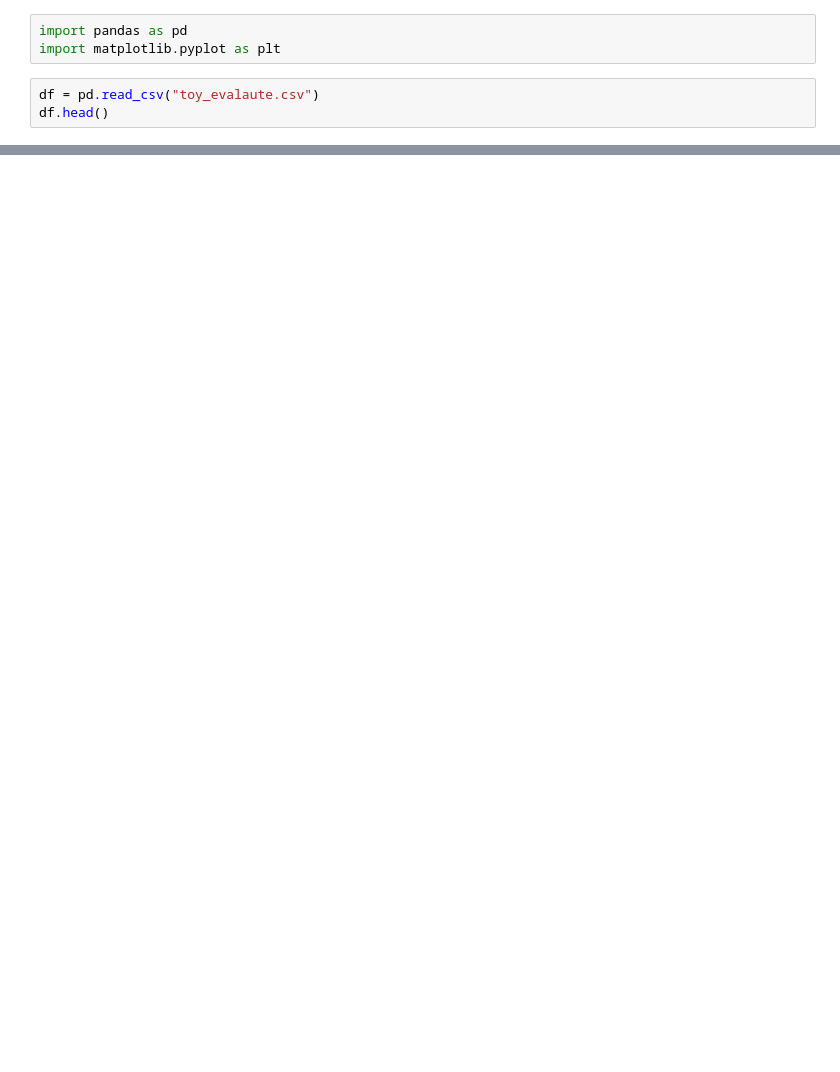
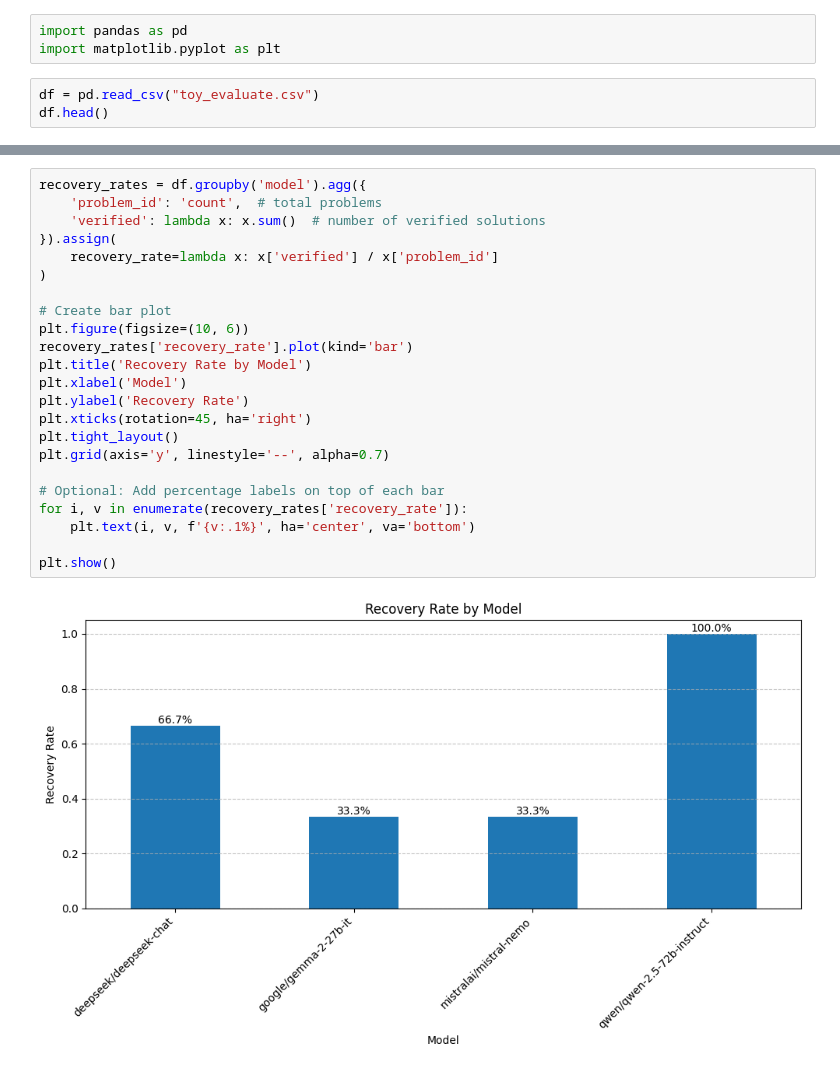
Before and after one commit to sasilver75/cohere-reasoning-v5, a Jupyter notebook: toy_analysis.ipynb, the cells around one changed output, grey strips where cells are left out. Saved outputs shown, nothing was run; the diff lists cells and outputs as text; blank space fills up the shorter version.

```diff
--- a/toy_analysis.ipynb
+++ b/toy_analysis.ipynb
@@ -2,6 +2,6 @@
 import pandas as pd
 import matplotlib.pyplot as plt
 # %%
-df = pd.read_csv("toy_evalaute.csv")
+df = pd.read_csv("toy_evaluate.csv")
 df.head()
 # %% [output]
@@ -8,0 +14,25 @@ FileNotFoundError: [Errno 2] No such file or directory: 'toy_evalaute.csv'
+# %%
+recovery_rates = df.groupby('model').agg({
+    'problem_id': 'count',  # total problems
+    'verified': lambda x: x.sum()  # number of verified solutions
+}).assign(
+    recovery_rate=lambda x: x['verified'] / x['problem_id']
+)
+
+# Create bar plot
+plt.figure(figsize=(10, 6))
+recovery_rates['recovery_rate'].plot(kind='bar')
+plt.title('Recovery Rate by Model')
+plt.xlabel('Model')
+plt.ylabel('Recovery Rate')
+plt.xticks(rotation=45, ha='right')
+plt.tight_layout()
+plt.grid(axis='y', linestyle='--', alpha=0.7)
+
+# Optional: Add percentage labels on top of each bar
+for i, v in enumerate(recovery_rates['recovery_rate']):
+    plt.text(i, v, f'{v:.1%}', ha='center', va='bottom')
+
+plt.show()
+# %% [output]
+[figure, added]
```
Also changed, not shown: parts of 1 cell of this notebook, 4 other files.
